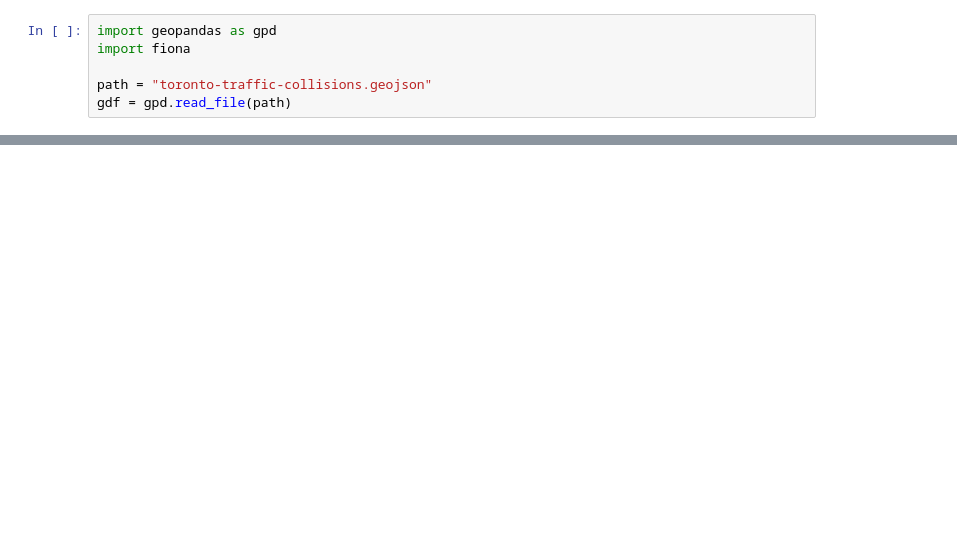
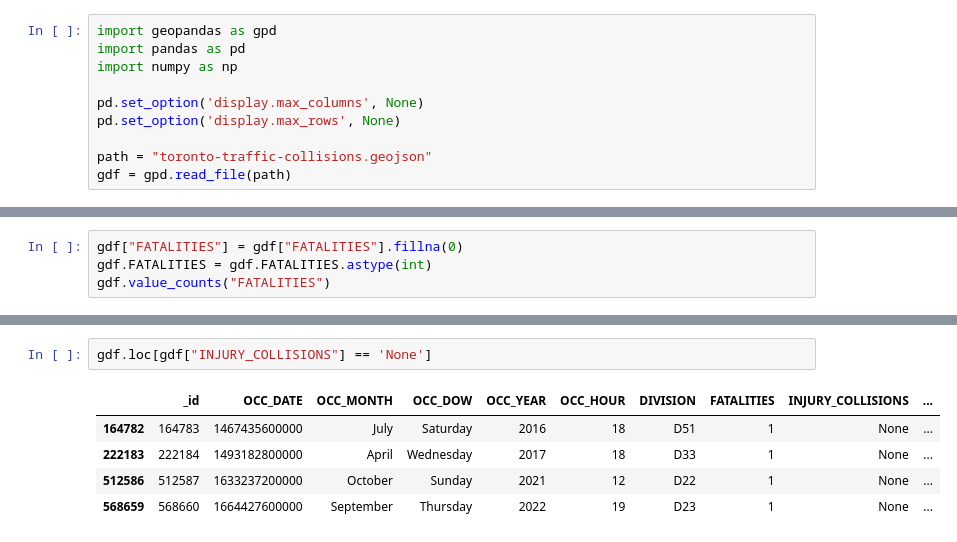
Before and after one commit to ansonkwokys/toronto-vehicle-collision-analysis, a Jupyter notebook: all-traffic-collisions.ipynb, the cells around one changed output, grey strips where cells are left out. Drawn from its saved outputs; the diff is of its cells as text; blank space fills up the shorter version.

Commit message:
feat: complete data cleaning for all-traffic-collisions.ipynb

```diff
--- a/all-traffic-collisions.ipynb
+++ b/all-traffic-collisions.ipynb
@@ -1,6 +1,10 @@
 # %%
 import geopandas as gpd
-import fiona
+import pandas as pd
+import numpy as np
+
+pd.set_option('display.max_columns', None)
+pd.set_option('display.max_rows', None)
 
 path = "toronto-traffic-collisions.geojson"
 gdf = gpd.read_file(path)
@@ -8,0 +56,4 @@ AttributeError: module 'fiona' has no attribute 'path'
+# %%
+gdf["FATALITIES"] = gdf["FATALITIES"].fillna(0)
+gdf.FATALITIES = gdf.FATALITIES.astype(int)
+gdf.value_counts("FATALITIES")
@@ -8,0 +91,8 @@ AttributeError: module 'fiona' has no attribute 'path'
+# %%
+gdf.loc[gdf["INJURY_COLLISIONS"] == 'None']
+# %% [output]
+|  | _id | OCC_DATE | OCC_MONTH | OCC_DOW | OCC_YEAR | OCC_HOUR | DIVISION | FATALITIES | INJURY_COLLISIONS | ... |
+| 164782 | 164783 | 1467435600000 | July | Saturday | 2016 | 18 | D51 | 1 | None | ... |
+| 222183 | 222184 | 1493182800000 | April | Wednesday | 2017 | 18 | D33 | 1 | None | ... |
+| 512586 | 512587 | 1633237200000 | October | Sunday | 2021 | 12 | D22 | 1 | None | ... |
+| 568659 | 568660 | 1664427600000 | September | Thursday | 2022 | 19 | D23 | 1 | None | ... |
```
Also changed, not shown: parts of 19 cells of this notebook.
